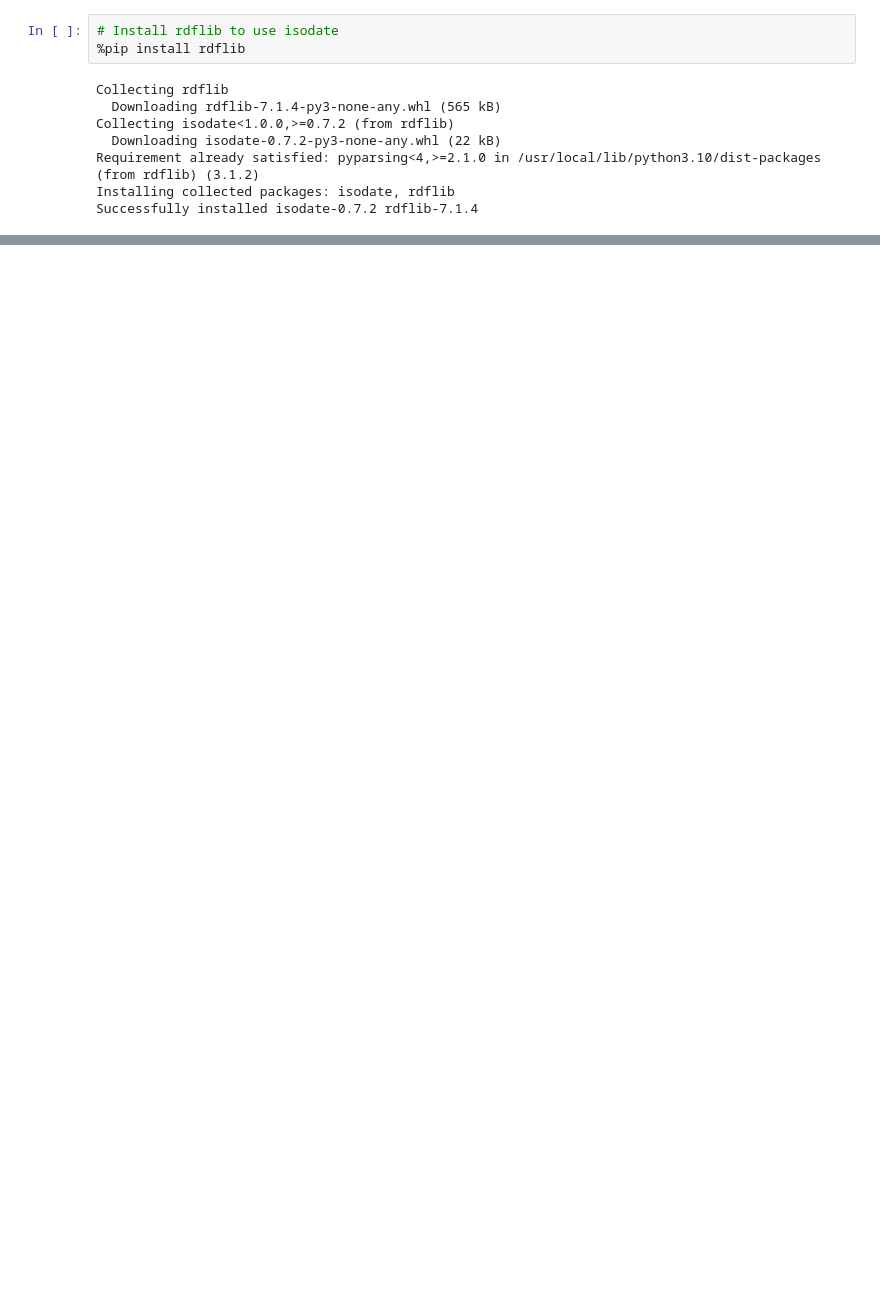
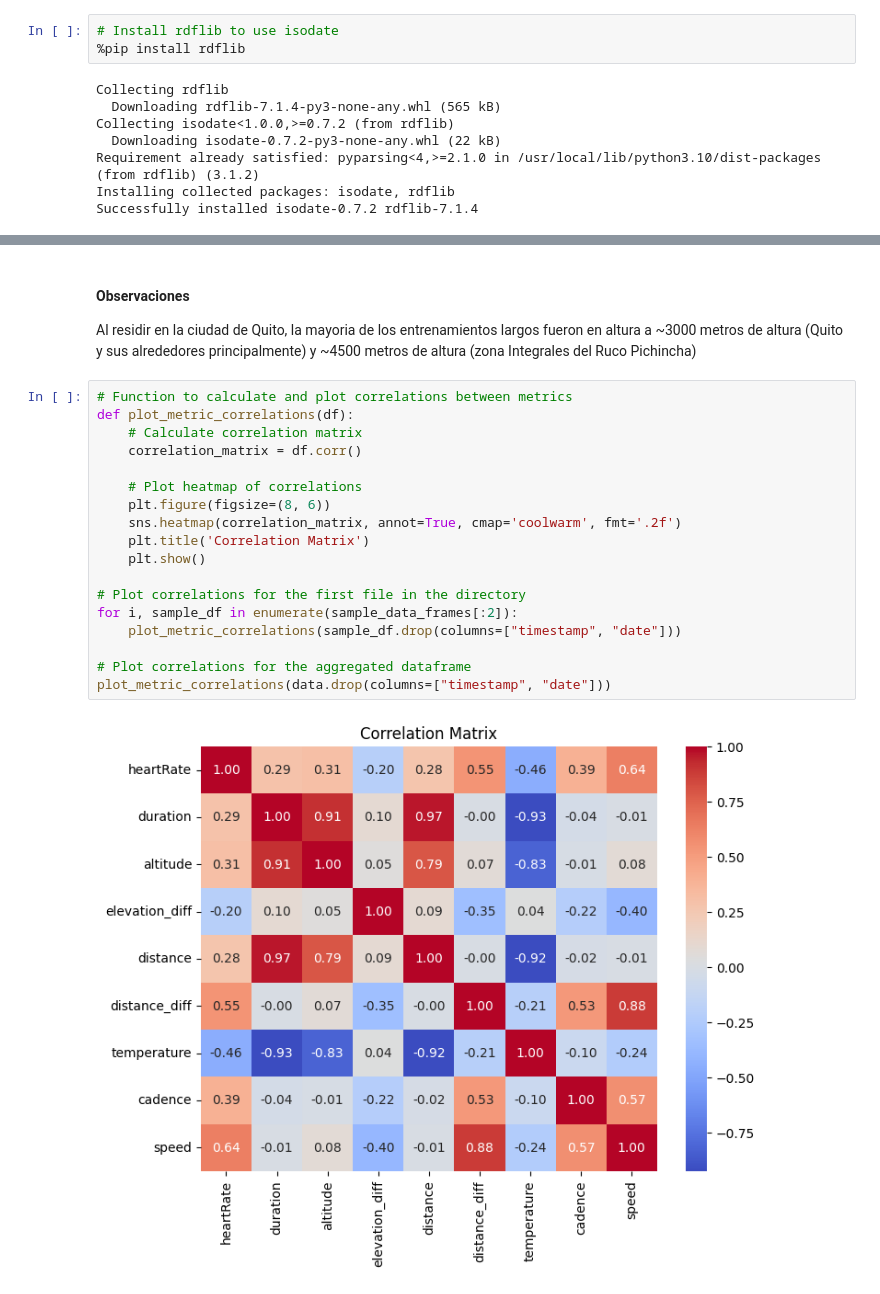
Before and after one commit to ericmaster/ai-master-sl-project, a Jupyter notebook: project.ipynb, the cells around one changed output, grey strips where cells are left out. Saved outputs shown, nothing was run; the diff lists cells and outputs as text; blank space fills up the shorter version.

```diff
--- a/project.ipynb
+++ b/project.ipynb
@@ -196,0 +414,24 @@ Processed 4 files.
+# %% [markdown]
+#### Observaciones
+
+Al residir en la ciudad de Quito, la mayoria de los entrenamientos largos fueron en altura a ~3000 metros de altura (Quito y sus alrededores principalmente) y ~4500 metros de altura (zona Integrales del Ruco Pichincha)
+# %%
+# Function to calculate and plot correlations between metrics
+def plot_metric_correlations(df):
+    # Calculate correlation matrix
+    correlation_matrix = df.corr()
+
+    # Plot heatmap of correlations
+    plt.figure(figsize=(8, 6))
+    sns.heatmap(correlation_matrix, annot=True, cmap='coolwarm', fmt='.2f')
+    plt.title('Correlation Matrix')
+    plt.show()
+
+# Plot correlations for the first file in the directory
+for i, sample_df in enumerate(sample_data_frames[:2]):
+    plot_metric_correlations(sample_df.drop(columns=["timestamp", "date"]))
+
+# Plot correlations for the aggregated dataframe
+plot_metric_correlations(data.drop(columns=["timestamp", "date"]))
+# %% [output]
+[figure, added]
```
Also changed, not shown: parts of 23 cells of this notebook.
